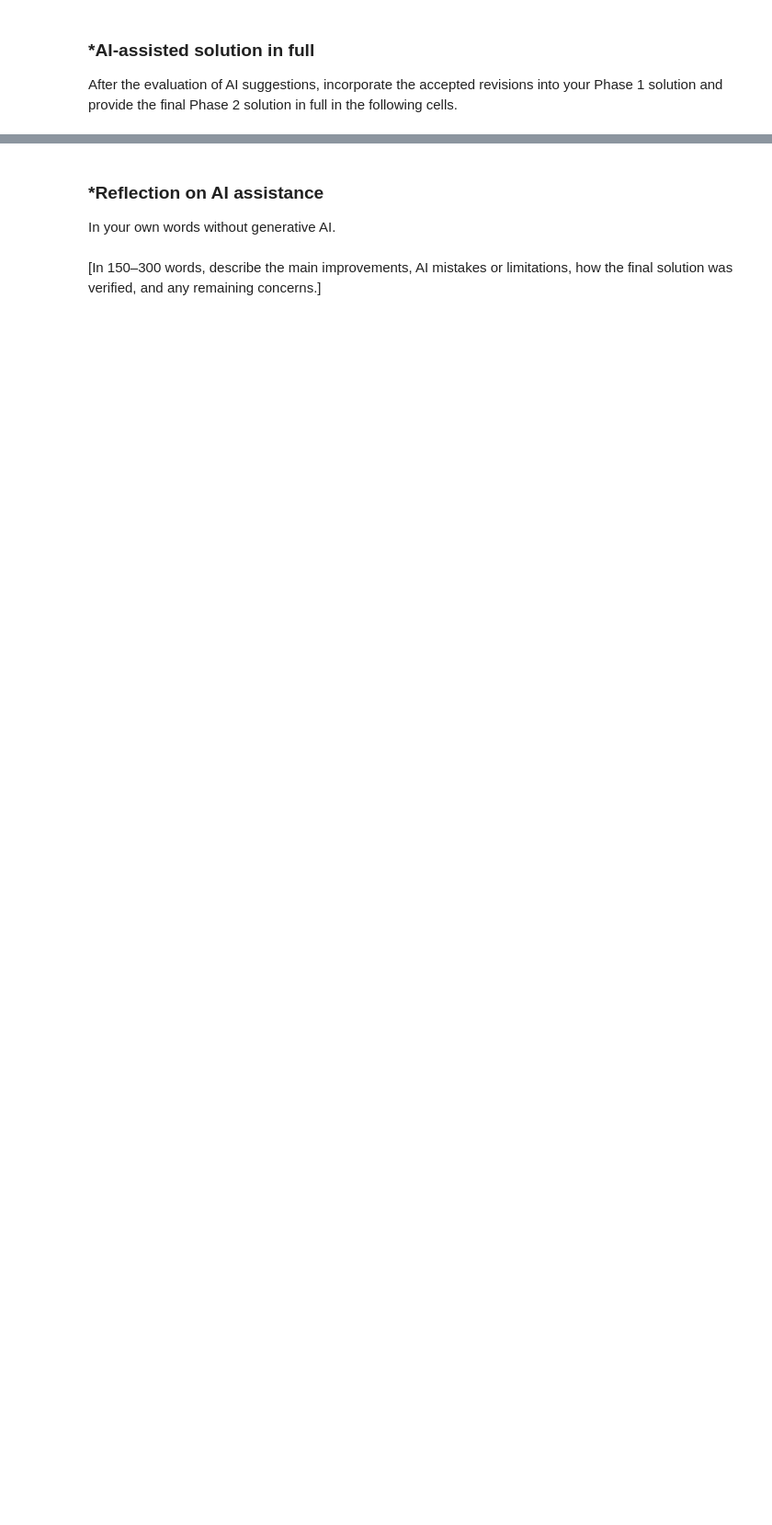
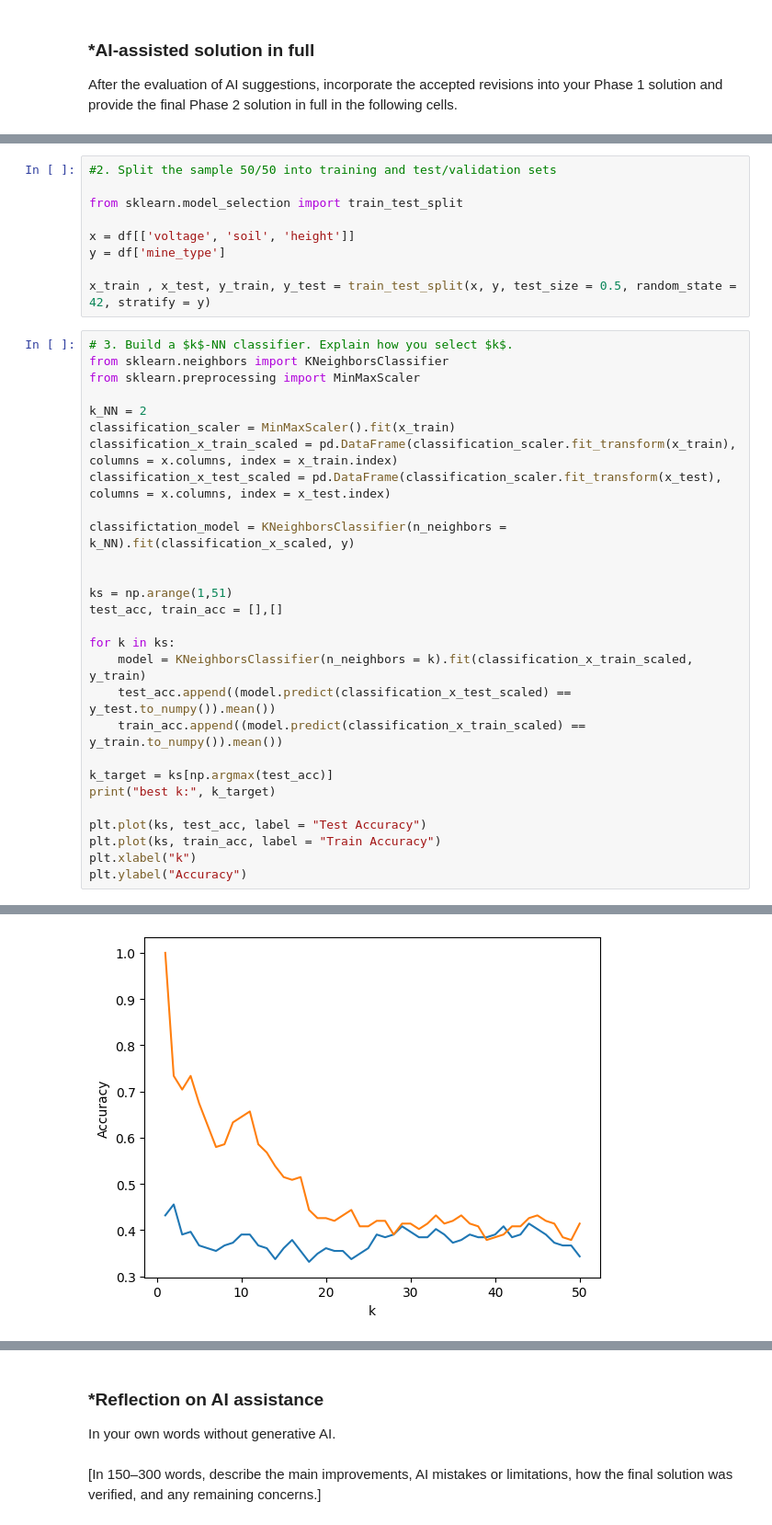
Before and after one commit to JadenKO12/A03-knn_mycopy, a Jupyter notebook: notebook.ipynb, the cells around one changed output, grey strips where cells are left out. Shown at 92% size. Saved outputs shown, nothing was run; the diff lists cells and outputs as text; blank space fills up the shorter version.

```diff
--- a/notebook.ipynb
+++ b/notebook.ipynb
@@ -212,0 +285,38 @@ After the evaluation of AI suggestions, incorporate the accepted revisions into
+# %%
+#2. Split the sample 50/50 into training and test/validation sets
+
+from sklearn.model_selection import train_test_split
+
+x = df[['voltage', 'soil', 'height']]
+y = df['mine_type']
+
+x_train , x_test, y_train, y_test = train_test_split(x, y, test_size = 0.5, random_state = 42, stratify = y)
+# %%
+# 3. Build a $k$-NN classifier. Explain how you select $k$.
+from sklearn.neighbors import KNeighborsClassifier
+from sklearn.preprocessing import MinMaxScaler
+
+k_NN = 2
+classification_scaler = MinMaxScaler().fit(x_train)
+classification_x_train_scaled = pd.DataFrame(classification_scaler.fit_transform(x_train), columns = x.columns, index = x_train.index)
+classification_x_test_scaled = pd.DataFrame(classification_scaler.fit_transform(x_test), columns = x.columns, index = x_test.index)
+
+classifictation_model = KNeighborsClassifier(n_neighbors = k_NN).fit(classification_x_scaled, y)
+
+
+ks = np.arange(1,51)
+test_acc, train_acc = [],[]
+
+for k in ks:
+    model = KNeighborsClassifier(n_neighbors = k).fit(classification_x_train_scaled, y_train)
+    test_acc.append((model.predict(classification_x_test_scaled) == y_test.to_numpy()).mean())
+    train_acc.append((model.predict(classification_x_train_scaled) == y_train.to_numpy()).mean())
+
+k_target = ks[np.argmax(test_acc)]
+print("best k:", k_target)
+
+plt.plot(ks, test_acc, label = "Test Accuracy")
+plt.plot(ks, train_acc, label = "Train Accuracy")
+plt.xlabel("k")
+plt.ylabel("Accuracy")
+# %% [output]
@@ -212,0 +325 @@ After the evaluation of AI suggestions, incorporate the accepted revisions into
+[figure, added]
```
Also changed, not shown: parts of 12 cells of this notebook.
